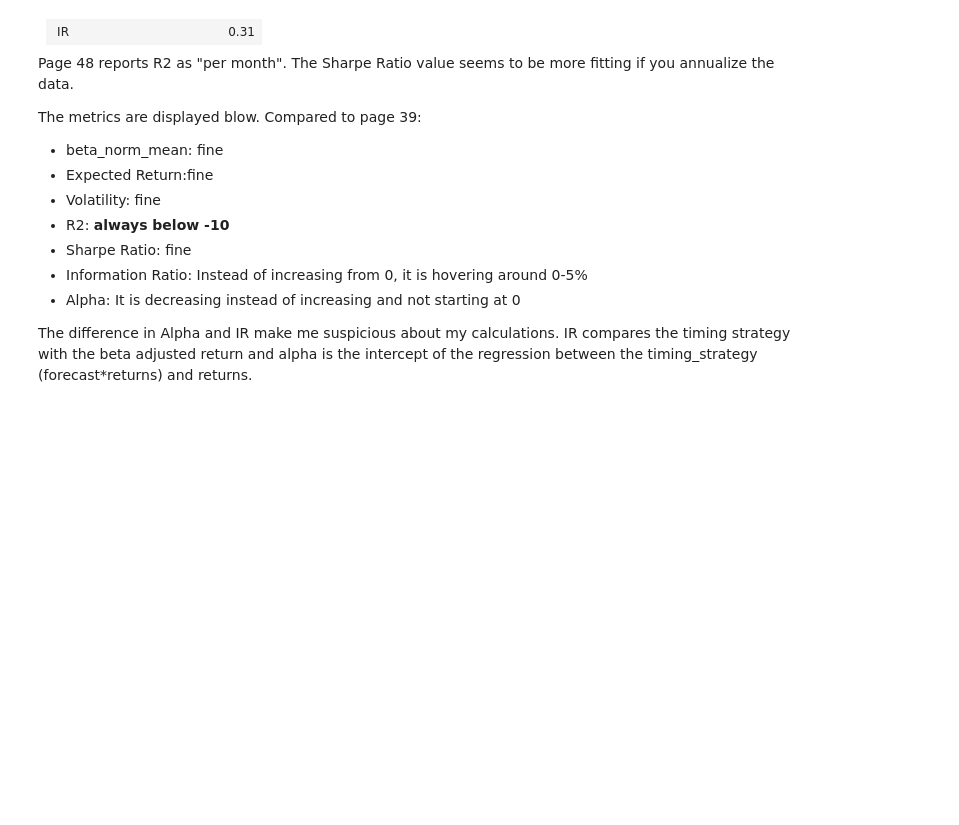
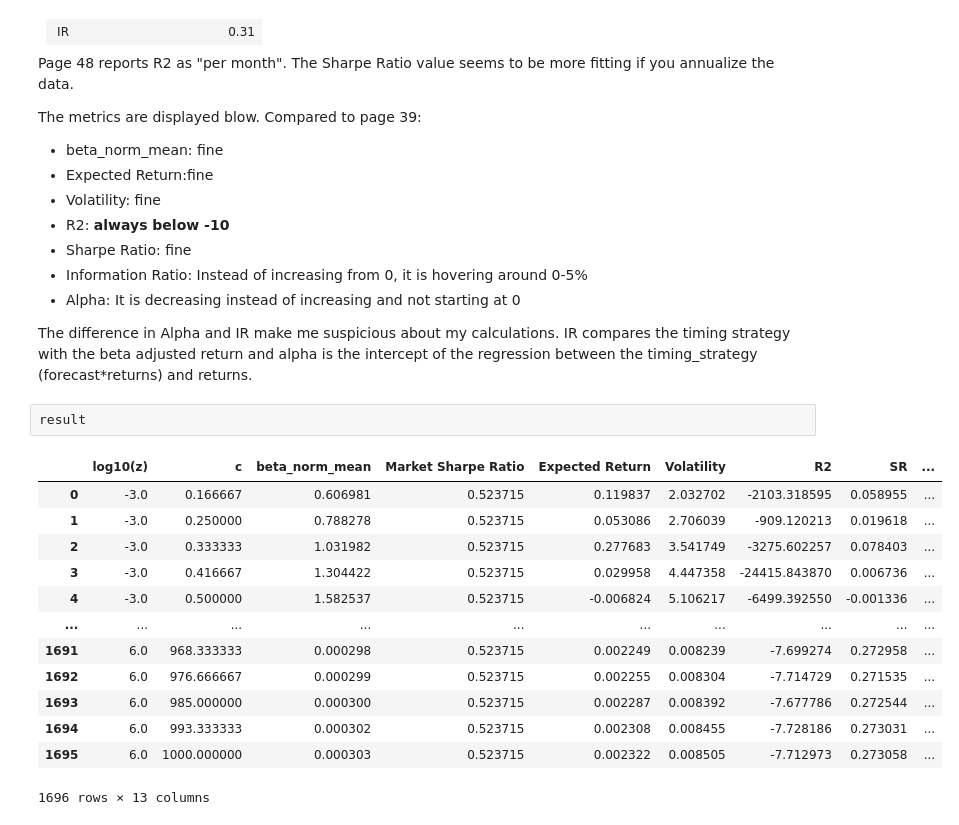
Before and after one commit to nkonts/replication-the-virtue-of-complexity-in-return-prediction, a Jupyter notebook: simulations.ipynb, the cells around one changed output. Drawn from its saved outputs; the diff is of its cells as text; blank space fills up the shorter version.

```diff
--- a/simulations.ipynb
+++ b/simulations.ipynb
@@ -205,6 +205,22 @@ The metrics are displayed blow. Compared to page 39:
 - Alpha: It is decreasing instead of increasing and not starting at 0
 
 The difference in Alpha and IR make me suspicious about my calculations. IR compares the timing strategy with the beta adjusted return and alpha is the intercept of the regression between the timing_strategy (forecast*returns) and returns.
+# %%
+result
+# %% [output]
+|  | log10(z) | c | beta_norm_mean | Market Sharpe Ratio | Expected Return | Volatility | R2 | SR | ... |
+| 0 | -3.0 | 0.166667 | 0.606981 | 0.523715 | 0.119837 | 2.032702 | -2103.318595 | 0.058955 | ... |
+| 1 | -3.0 | 0.250000 | 0.788278 | 0.523715 | 0.053086 | 2.706039 | -909.120213 | 0.019618 | ... |
+| 2 | -3.0 | 0.333333 | 1.031982 | 0.523715 | 0.277683 | 3.541749 | -3275.602257 | 0.078403 | ... |
+| 3 | -3.0 | 0.416667 | 1.304422 | 0.523715 | 0.029958 | 4.447358 | -24415.843870 | 0.006736 | ... |
+| 4 | -3.0 | 0.500000 | 1.582537 | 0.523715 | -0.006824 | 5.106217 | -6499.392550 | -0.001336 | ... |
+| ... | ... | ... | ... | ... | ... | ... | ... | ... | ... |
+| 1691 | 6.0 | 968.333333 | 0.000298 | 0.523715 | 0.002249 | 0.008239 | -7.699274 | 0.272958 | ... |
+| 1692 | 6.0 | 976.666667 | 0.000299 | 0.523715 | 0.002255 | 0.008304 | -7.714729 | 0.271535 | ... |
+| 1693 | 6.0 | 985.000000 | 0.000300 | 0.523715 | 0.002287 | 0.008392 | -7.677786 | 0.272544 | ... |
+| 1694 | 6.0 | 993.333333 | 0.000302 | 0.523715 | 0.002308 | 0.008455 | -7.728186 | 0.273031 | ... |
+| 1695 | 6.0 | 1000.000000 | 0.000303 | 0.523715 | 0.002322 | 0.008505 | -7.712973 | 0.273058 | ... |
+1696 rows × 13 columns
 # %%
 result[result.c==1000]
 # %% [output]
```
Also changed, not shown: parts of 5 cells of this notebook.
